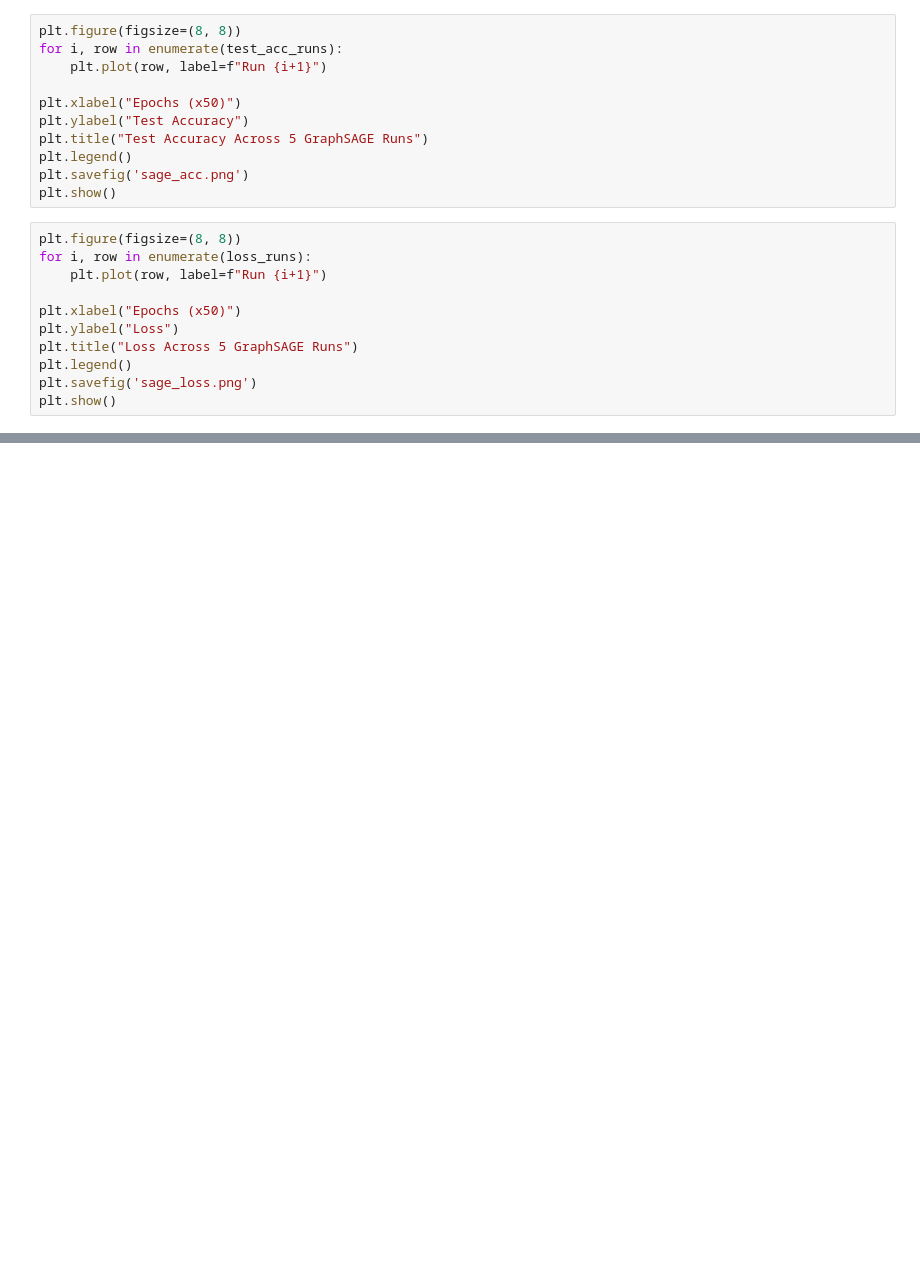
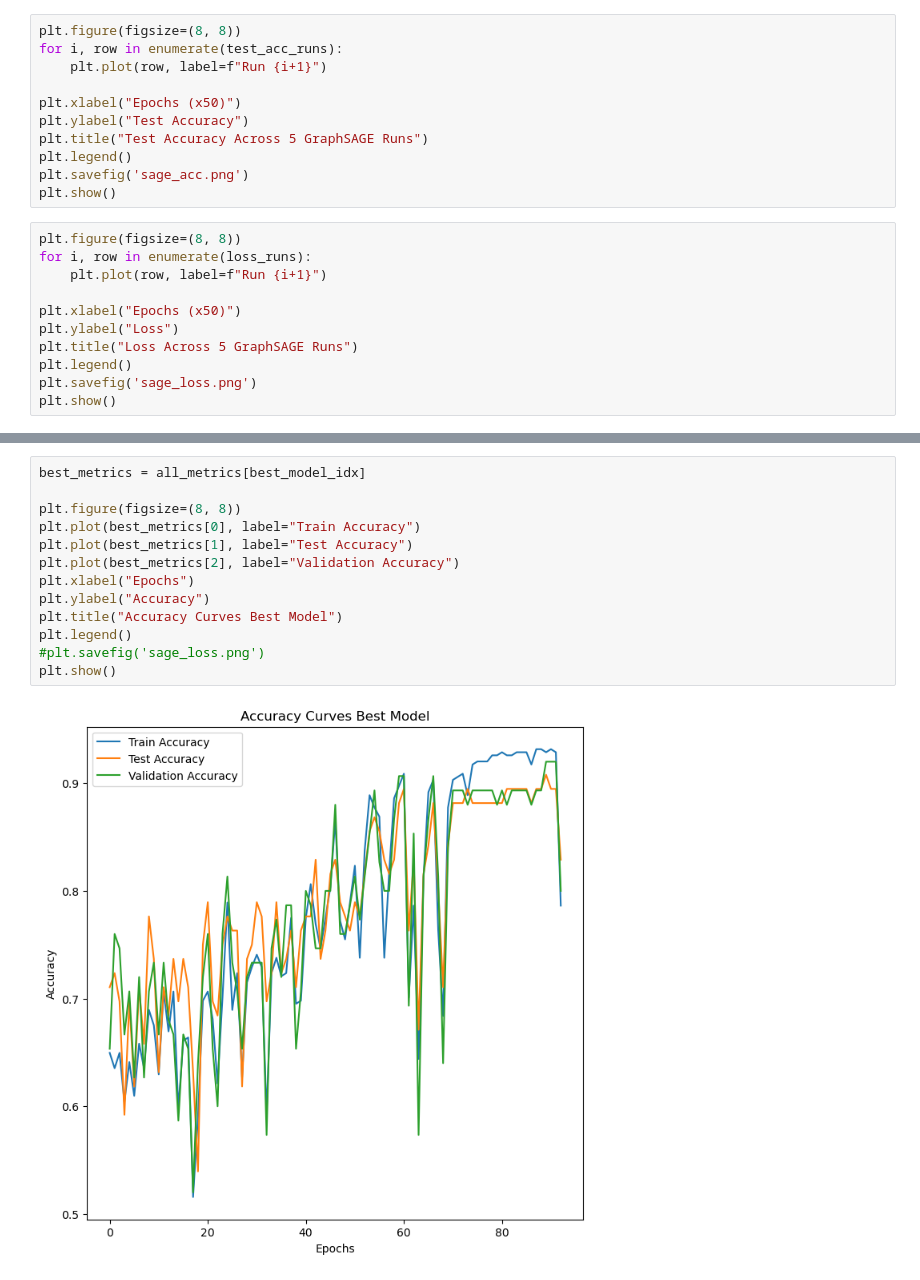
Before and after one commit to vikwaran03/DSC180B_Q2, a Jupyter notebook: Q2_Prep/graphsage_adjusted_hic.ipynb, the cells around one changed output, grey strips where cells are left out. Drawn from its saved outputs; the diff is of its cells as text; blank space fills up the shorter version.

```diff
--- a/Q2_Prep/graphsage_adjusted_hic.ipynb
+++ b/Q2_Prep/graphsage_adjusted_hic.ipynb
@@ -347,0 +493,15 @@ plt.show()
+# %%
+best_metrics = all_metrics[best_model_idx]
+
+plt.figure(figsize=(8, 8))
+plt.plot(best_metrics[0], label="Train Accuracy")
+plt.plot(best_metrics[1], label="Test Accuracy")
+plt.plot(best_metrics[2], label="Validation Accuracy")
+plt.xlabel("Epochs")
+plt.ylabel("Accuracy")
+plt.title("Accuracy Curves Best Model")
+plt.legend()
+#plt.savefig('sage_loss.png')
+plt.show()
+# %% [output]
+[figure, added]
```
Also changed, not shown: parts of 10 cells of this notebook, 1 other file.
